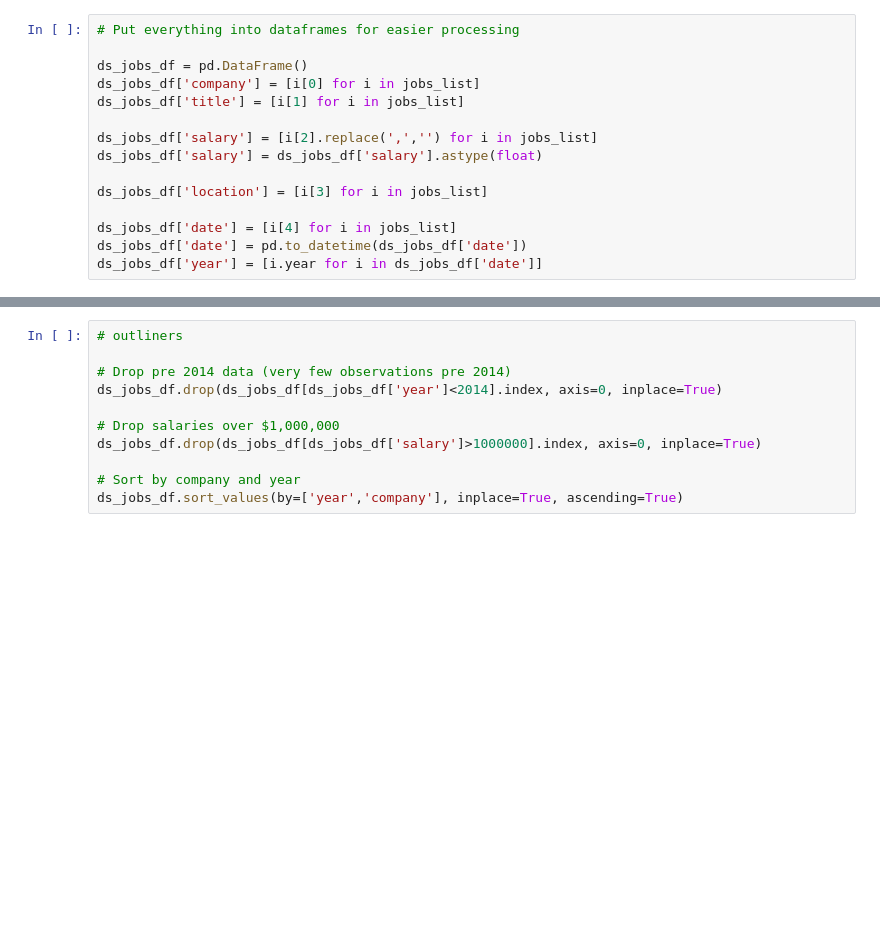
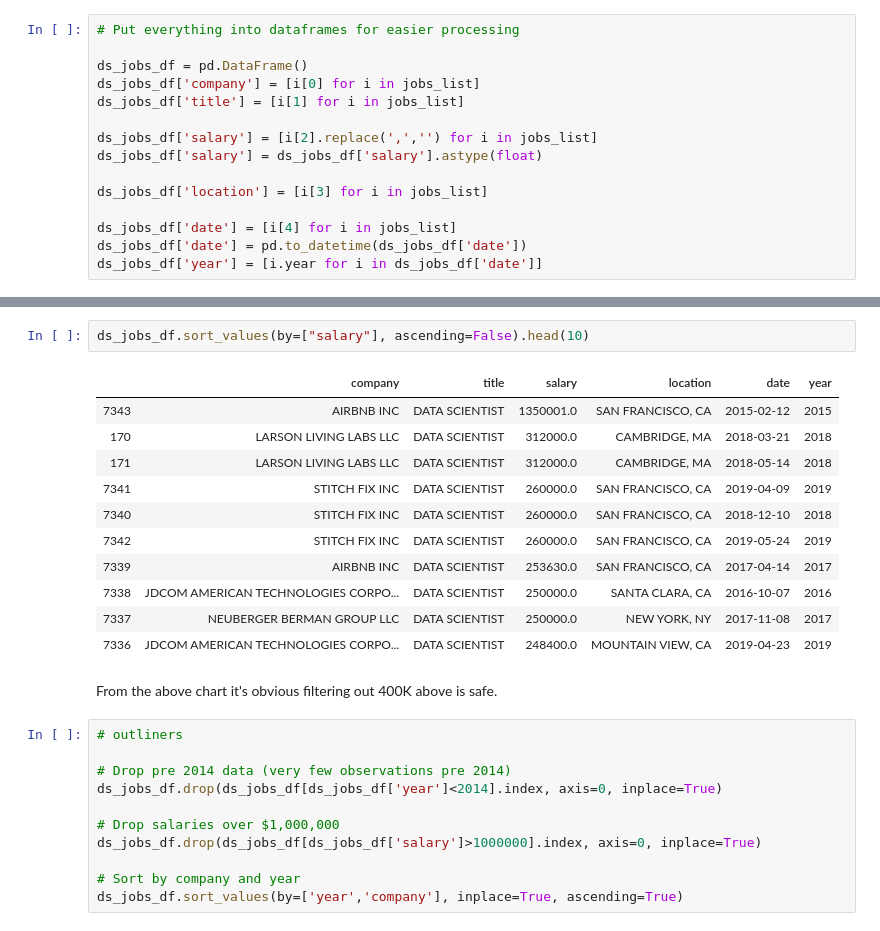
Before and after one commit to krystinli/ds_salary_h1b, a Jupyter notebook: 00_data_check.ipynb, the cells around one changed output, grey strips where cells are left out. Drawn from its saved outputs; the diff is of its cells as text; blank space fills up the shorter version.

```diff
--- a/00_data_check.ipynb
+++ b/00_data_check.ipynb
@@ -116,3 +164,19 @@ ds_jobs_df.head()
+# %%
+ds_jobs_df.sort_values(by=["salary"], ascending=False).head(10)
+# %% [output]
+|  | company | title | salary | location | date | year |
+| 7343 | AIRBNB INC | DATA SCIENTIST | 1350001.0 | SAN FRANCISCO, CA | 2015-02-12 | 2015 |
+| 170 | LARSON LIVING LABS LLC | DATA SCIENTIST | 312000.0 | CAMBRIDGE, MA | 2018-03-21 | 2018 |
+| 171 | LARSON LIVING LABS LLC | DATA SCIENTIST | 312000.0 | CAMBRIDGE, MA | 2018-05-14 | 2018 |
+| 7341 | STITCH FIX INC | DATA SCIENTIST | 260000.0 | SAN FRANCISCO, CA | 2019-04-09 | 2019 |
+| 7340 | STITCH FIX INC | DATA SCIENTIST | 260000.0 | SAN FRANCISCO, CA | 2018-12-10 | 2018 |
+| 7342 | STITCH FIX INC | DATA SCIENTIST | 260000.0 | SAN FRANCISCO, CA | 2019-05-24 | 2019 |
+| 7339 | AIRBNB INC | DATA SCIENTIST | 253630.0 | SAN FRANCISCO, CA | 2017-04-14 | 2017 |
+| 7338 | JDCOM AMERICAN TECHNOLOGIES CORPO... | DATA SCIENTIST | 250000.0 | SANTA CLARA, CA | 2016-10-07 | 2016 |
+| 7337 | NEUBERGER BERMAN GROUP LLC | DATA SCIENTIST | 250000.0 | NEW YORK, NY | 2017-11-08 | 2017 |
+| 7336 | JDCOM AMERICAN TECHNOLOGIES CORPO... | DATA SCIENTIST | 248400.0 | MOUNTAIN VIEW, CA | 2019-04-23 | 2019 |
+# %% [markdown]
+From the above chart it's obvious filtering out 400K above is safe.
 # %%
 # outliners
 
```
Also changed, not shown: parts of 18 cells of this notebook, 2 other files.
